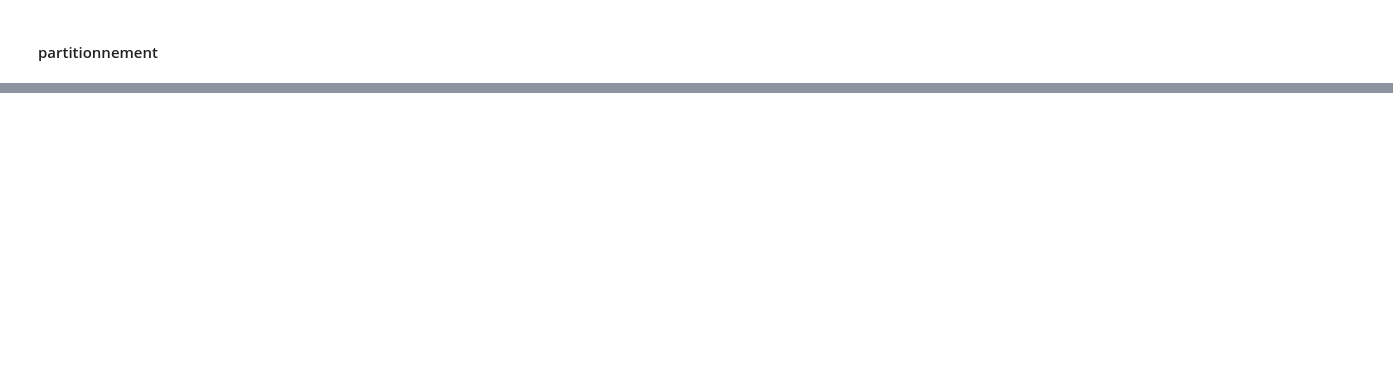
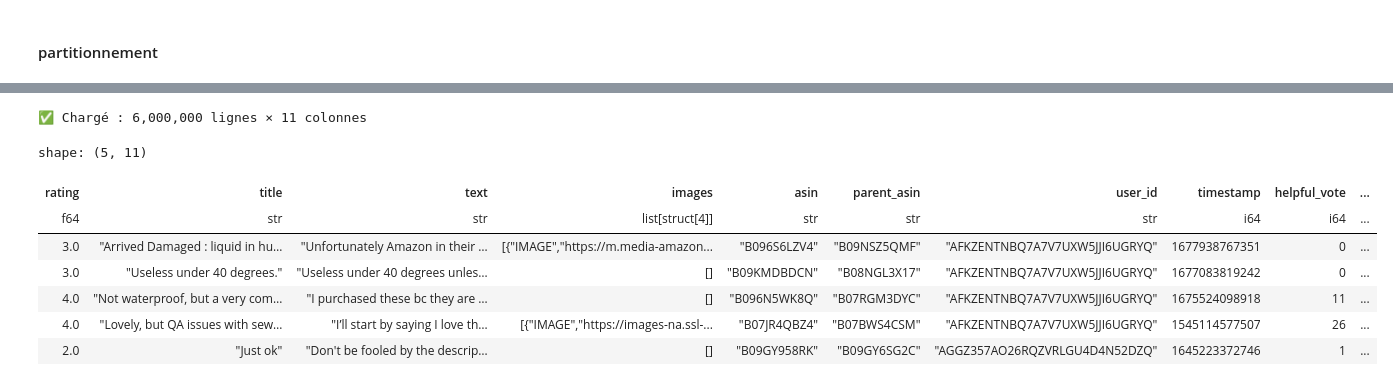
Before and after one commit to Luxchar/ReviewsGPT, a Jupyter notebook: notebooks/data_prep_yann.ipynb, the cells around one changed output, grey strips where cells are left out. Drawn from its saved outputs; the diff is of its cells as text; code cells hidden in the pictures; blank space fills up the shorter version.

```diff
--- a/notebooks/data_prep_yann.ipynb
+++ b/notebooks/data_prep_yann.ipynb
@@ -1084,0 +1131,25 @@ print("\n🎉 Partitionnement terminé avec succès.")
+# %%
+import polars as pl
+
+# 📁 Chemin du fichier parquet à explorer
+parquet_path = "../data/processed/partitions/partition_00.parquet"
+
+# 📥 Chargement
+df = pl.read_parquet(parquet_path)
+
+# ✅ Info générale
+print(f"✅ Chargé : {df.shape[0]:,} lignes × {df.shape[1]} colonnes")
+# %% [output]
+✅ Chargé : 6,000,000 lignes × 11 colonnes
+# %%
+df.columns
+df.head(5)
+# %% [output]
+shape: (5, 11)
+| rating | title | text | images | asin | parent_asin | user_id | timestamp | helpful_vote | ... |
+| f64 | str | str | list[struct[4]] | str | str | str | i64 | i64 | ... |
+| 3.0 | "Arrived Damaged : liquid in hu… | "Unfortunately Amazon in their … | [{"IMAGE","https://m.media-amazon... | "B096S6LZV4" | "B09NSZ5QMF" | "AFKZENTNBQ7A7V7UXW5JJI6UGRYQ" | 1677938767351 | 0 | ... |
+| 3.0 | "Useless under 40 degrees." | "Useless under 40 degrees unles… | [] | "B09KMDBDCN" | "B08NGL3X17" | "AFKZENTNBQ7A7V7UXW5JJI6UGRYQ" | 1677083819242 | 0 | ... |
+| 4.0 | "Not waterproof, but a very com… | "I purchased these bc they are … | [] | "B096N5WK8Q" | "B07RGM3DYC" | "AFKZENTNBQ7A7V7UXW5JJI6UGRYQ" | 1675524098918 | 11 | ... |
+| 4.0 | "Lovely, but QA issues with sew… | "I’ll start by saying I love th… | [{"IMAGE","https://images-na.ssl-... | "B07JR4QBZ4" | "B07BWS4CSM" | "AFKZENTNBQ7A7V7UXW5JJI6UGRYQ" | 1545114577507 | 26 | ... |
+| 2.0 | "Just ok" | "Don't be fooled by the descrip… | [] | "B09GY958RK" | "B09GY6SG2C" | "AGGZ357AO26RQZVRLGU4D4N52DZQ" | 1645223372746 | 1 | ... |
```
Also changed, not shown: parts of 11 cells of this notebook, 5 other files.
